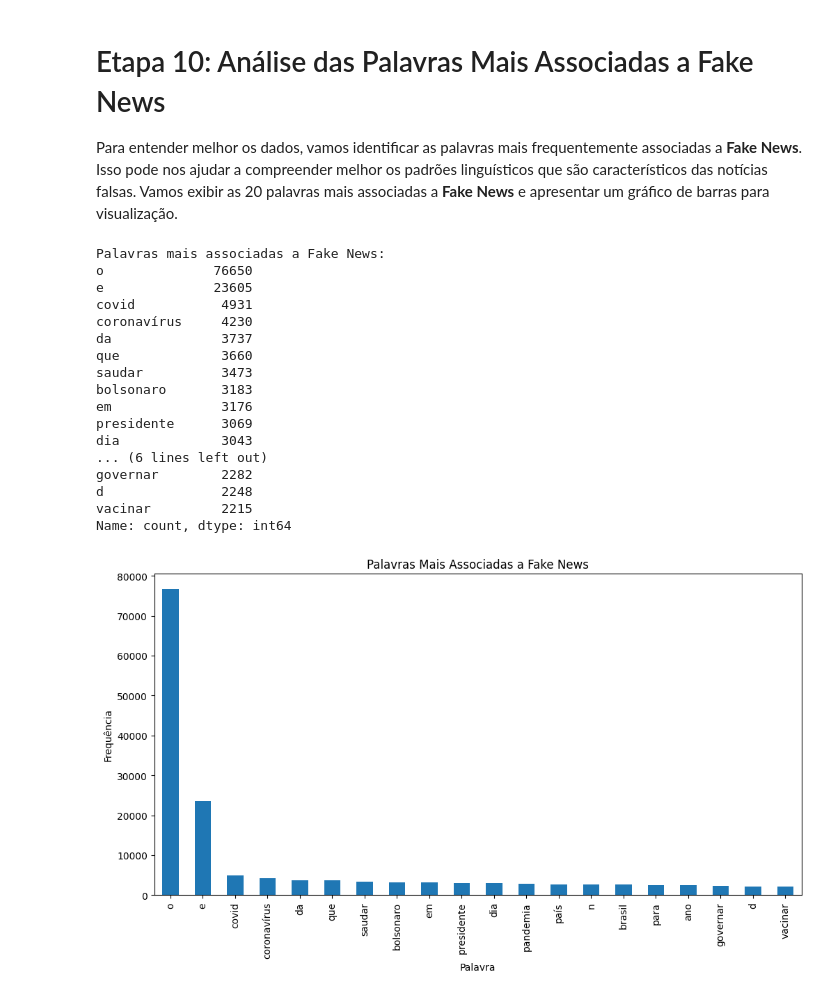
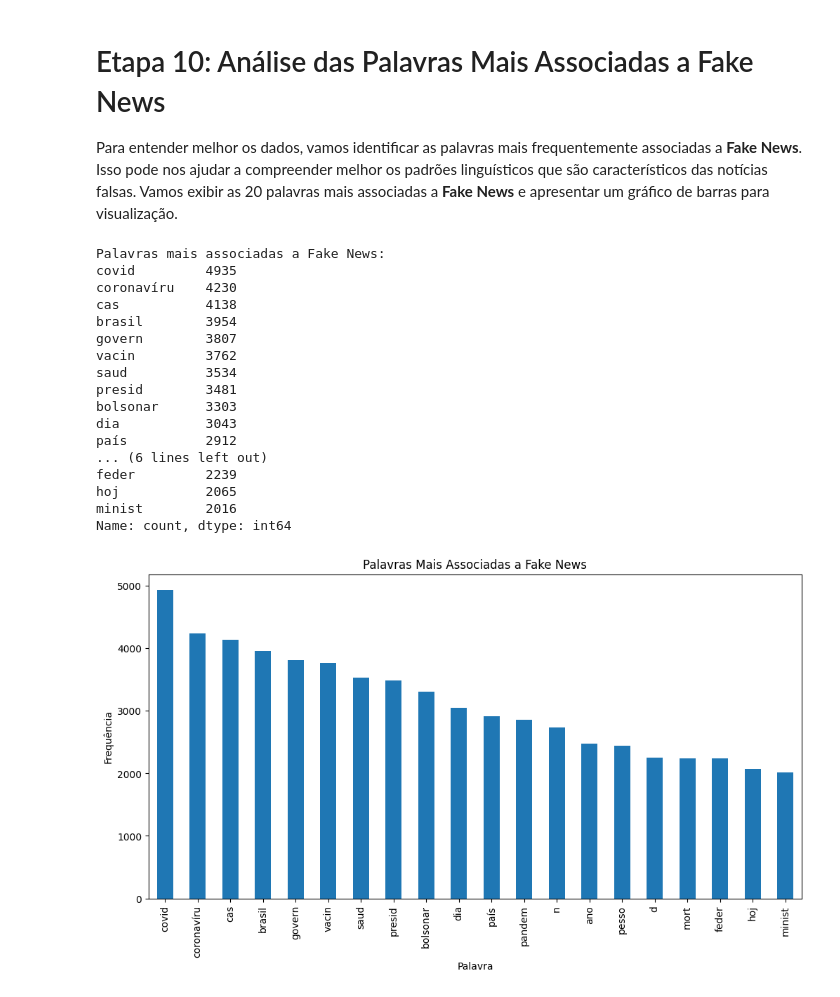
Before and after one commit to AAleixo98/Detector-fake-news, a Jupyter notebook: fake_news.ipynb, the cells around one changed output. Saved outputs shown, nothing was run; the diff lists cells and outputs as text; code cells hidden in the pictures.

```diff
--- a/fake_news.ipynb
+++ b/fake_news.ipynb
@@ -31,20 +31,21 @@ Esses passos são realizados por meio da função `preprocess_text`.
 # %%
 import string
 import re
-from nltk.stem import WordNetLemmatizer
 import nltk
-from sklearn.feature_extraction.text import ENGLISH_STOP_WORDS
-nltk.download('wordnet')
-nltk.download('omw-1.4')
-def preprocess_text(text):
-    text = re.sub(r'http\S+', '', text)
-    text = re.sub(r'\d+', '', text)
-    text = text.translate(str.maketrans('', '', string.punctuation))
-    text = text.lower()
-    text = ' '.join([word for word in text.split() if word not in ENGLISH_STOP_WORDS])
-    lemmatizer = WordNetLemmatizer()
-    text = ' '.join([lemmatizer.lemmatize(word) for word in text.split()])
-    return text
+from nltk.corpus import stopwords
+from nltk.stem import RSLPStemmer
+nltk.download('stopwords')
+nltk.download('rslp')
+def preprocess_text(texto):
+    texto = re.sub(r'http\S+', '', texto)
+    texto = re.sub(r'\d+', '', texto)
+    texto = texto.translate(str.maketrans('', '', string.punctuation))
+    texto = texto.lower()
+    lista_stopwords = set(stopwords.words('portuguese'))
+    texto = ' '.join([palavra for palavra in texto.split() if palavra not in lista_stopwords])
+    stemmer = RSLPStemmer()
+    texto = ' '.join([stemmer.stem(palavra) for palavra in texto.split()])
+    return texto
 df['Texto_Completo'] = df['Texto_Completo'].apply(preprocess_text)
 df_no_removal['Texto_Completo'] = df_no_removal['Texto_Completo'].apply(preprocess_text)
 # %% [output]
@@ -180,31 +181,31 @@ Para entender melhor os dados, vamos identificar as palavras mais frequentemente
 Vamos exibir as 20 palavras mais associadas a **Fake News** e apresentar um gráfico de barras para visualização.
 # %%
 
-words_log = ' '.join(df[df['Classe'] == 1]['Texto_Completo']).split()
-words_fake_news = pd.Series(words_log).value_counts().head(20)
+palavras_log = ' '.join(df[df['Classe'] == 1]['Texto_Completo']).split()
+palavras_fake_news = pd.Series(palavras_log).value_counts().head(20)
 print("\nPalavras mais associadas a Fake News:")
-print(words_fake_news)
-words_fake_news.plot(kind='bar', figsize=(12, 6))
+print(palavras_fake_news)
+palavras_fake_news.plot(kind='bar', figsize=(12, 6))
 plt.title('Palavras Mais Associadas a Fake News')
 plt.xlabel('Palavra')
 plt.ylabel('Frequência')
 plt.show()
 # %% [output]
 Palavras mais associadas a Fake News:
-o              76650
-e              23605
-covid           4931
-coronavírus     4230
-da              3737
-que             3660
-saudar          3473
-bolsonaro       3183
-em              3176
-presidente      3069
-dia             3043
+covid         4935
+coronavíru    4230
+cas           4138
+brasil        3954
+govern        3807
+vacin         3762
+saud          3534
+presid        3481
+bolsonar      3303
+dia           3043
+país          2912
 ... (6 lines left out)
-governar        2282
-d               2248
-vacinar         2215
+feder         2239
+hoj           2065
+minist        2016
 Name: count, dtype: int64
-[figure, old version]
+[figure, new version]
```
Also changed, not shown: parts of 9 cells of this notebook.
